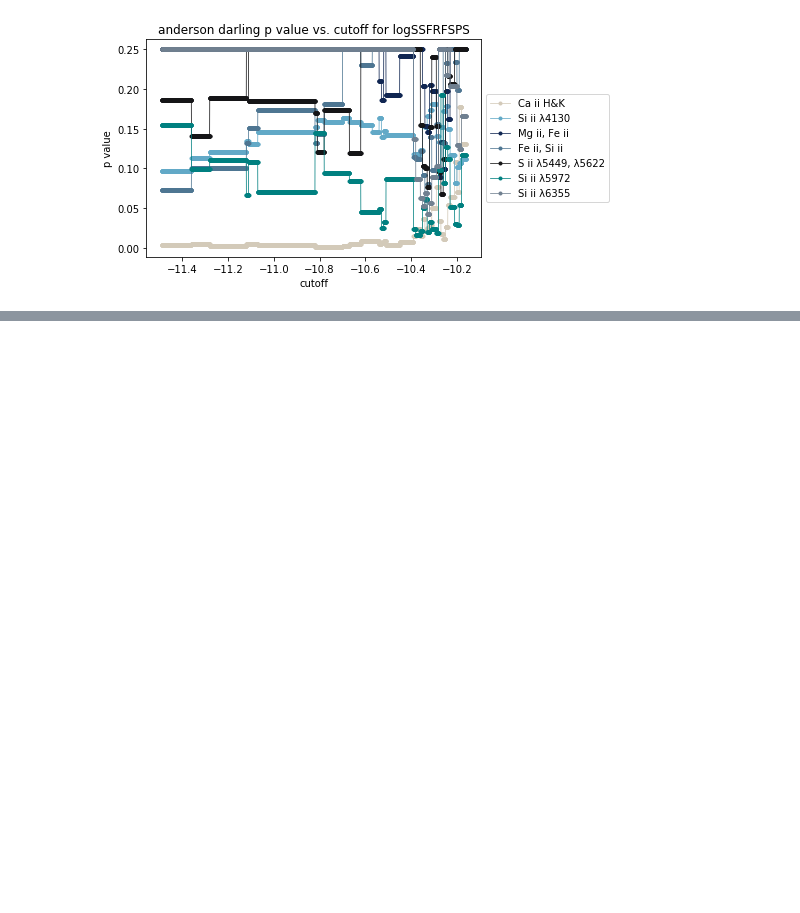
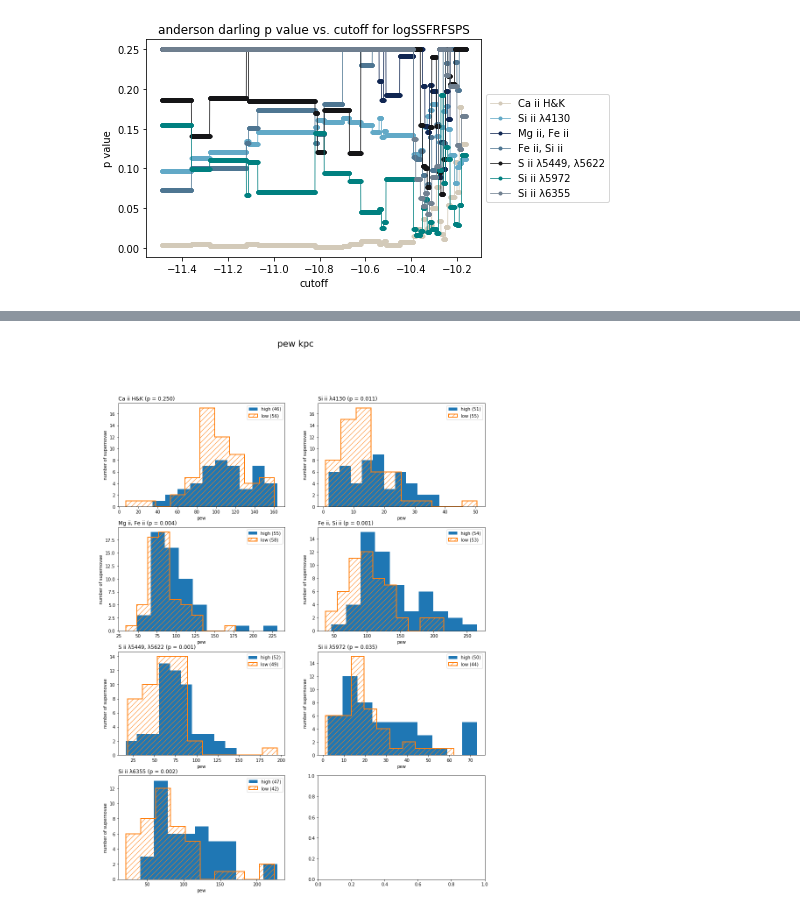
Before and after one commit to mwvgroup/SN-Spectral-Evolution, a Jupyter notebook: notebooks/host_gal_histograms.ipynb, the cells around one changed output, grey strips where cells are left out. Drawn from its saved outputs; the diff is of its cells as text; code cells hidden in the pictures; blank space fills up the shorter version.

```diff
--- a/notebooks/host_gal_histograms.ipynb
+++ b/notebooks/host_gal_histograms.ipynb
@@ -333,0 +466,4 @@ make_p_plot(sdss_combined, 'vel', 'logSSFRFSPS')
+# %%
+make_hist(high_kpc, low_kpc, 'pew', 'pew kpc', 10)
+# %% [output]
+[figure, added]
```
Also changed, not shown: parts of 18 cells of this notebook, 1 other file.
